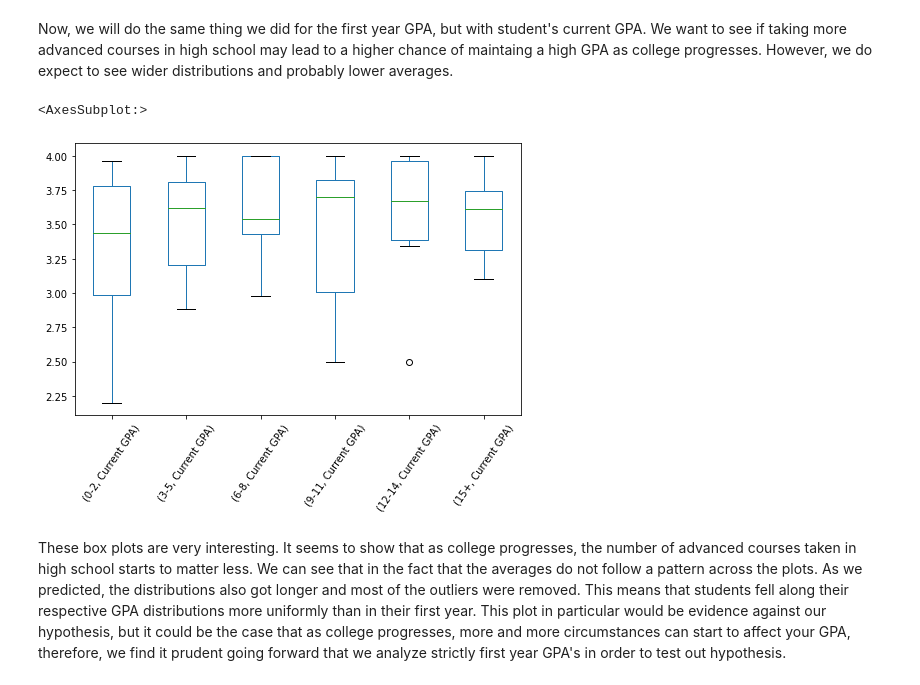
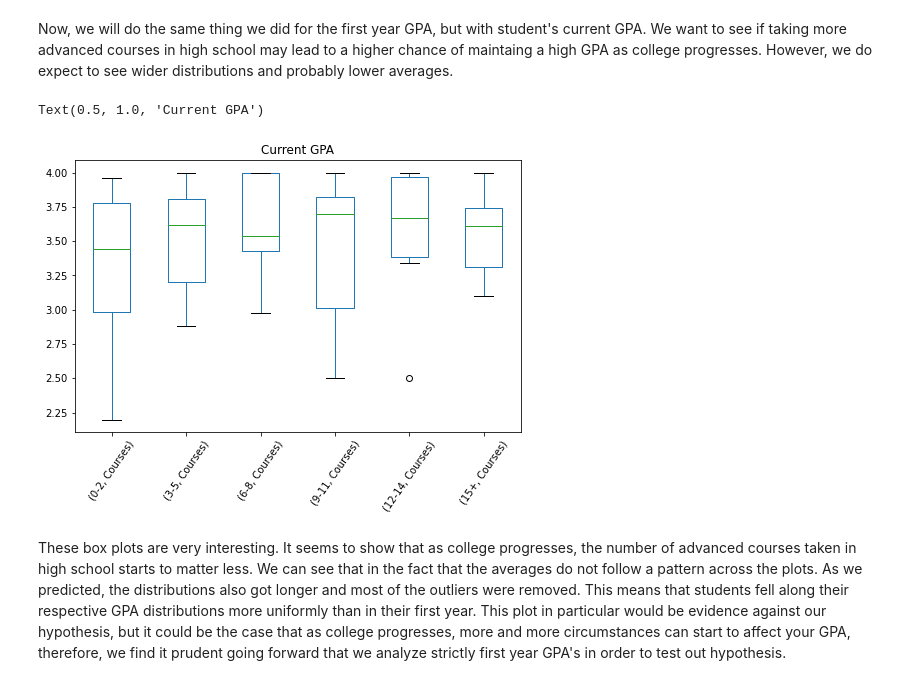
Before and after one commit to TheHenn17/CS105_Miniproject, a Jupyter notebook: project.ipynb, the cells around one changed output. Saved outputs shown, nothing was run; the diff lists cells and outputs as text; code cells hidden in the pictures.

```diff
--- a/project.ipynb
+++ b/project.ipynb
@@ -86,16 +88,18 @@ Now, we will do the same thing we did for the first year GPA, but with student's
 # %%
 curGPA_courses = data.iloc[:,[3,7,8]].dropna().replace("None", "0")
 
 df = pd.DataFrame()
 df["SumCourses"] = curGPA_courses.iloc[:,1:3].astype(int).sum(axis=1)
 df["SumCourses"] = pd.cut(df["SumCourses"],bins=[0,3,6,9,12,15,30],labels=["0-2","3-5","6-8","9-11","12-14","15+"],right=False)
 
-df["Current GPA"] = curGPA_courses.iloc[:,0].astype(float)
+# COLUMN NAMED DIFFERENTLY FOR VISUALS. Should be: Current GPA
+df["Courses"] = curGPA_courses.iloc[:,0].astype(float)
 
 df.groupby("SumCourses").boxplot(subplots=False,rot=55,figsize=(8,5),grid=False)
+plt.title("Current GPA")
 # %% [output]
-<AxesSubplot:>
+Text(0.5, 1.0, 'Current GPA')
-[figure, old version]
+[figure, new version]
 # %% [markdown]
 These box plots are very interesting. It seems to show that as college progresses, the number of advanced courses taken in high school starts to matter less. We can see that in the fact that the averages do not follow a pattern across the plots. As we predicted, the distributions also got longer and most of the outliers were removed. This means that students fell along their respective GPA distributions more uniformly than in their first year. This plot in particular would be evidence against our hypothesis, but it could be the case that as college progresses, more and more circumstances can start to affect your GPA, therefore, we find it prudent going forward that we analyze strictly first year GPA's in order to test out hypothesis.
 # %% [markdown]
```
Also changed, not shown: parts of 2 cells of this notebook.
